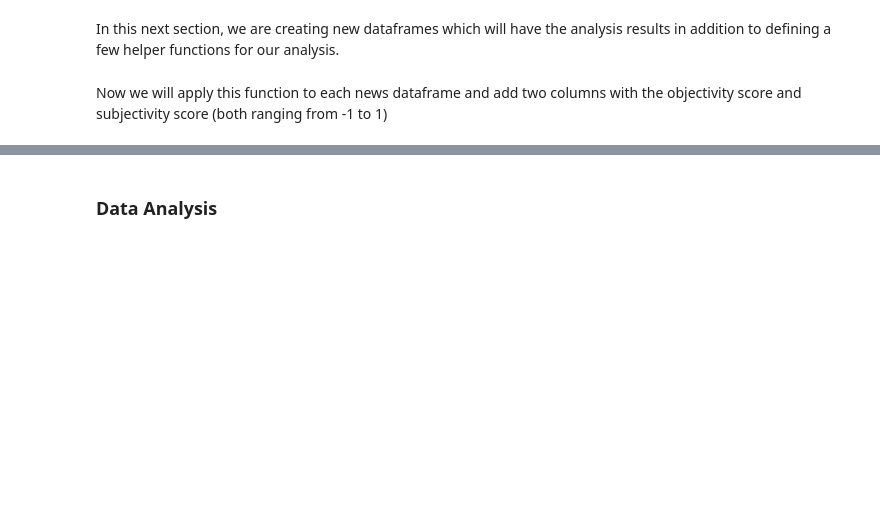
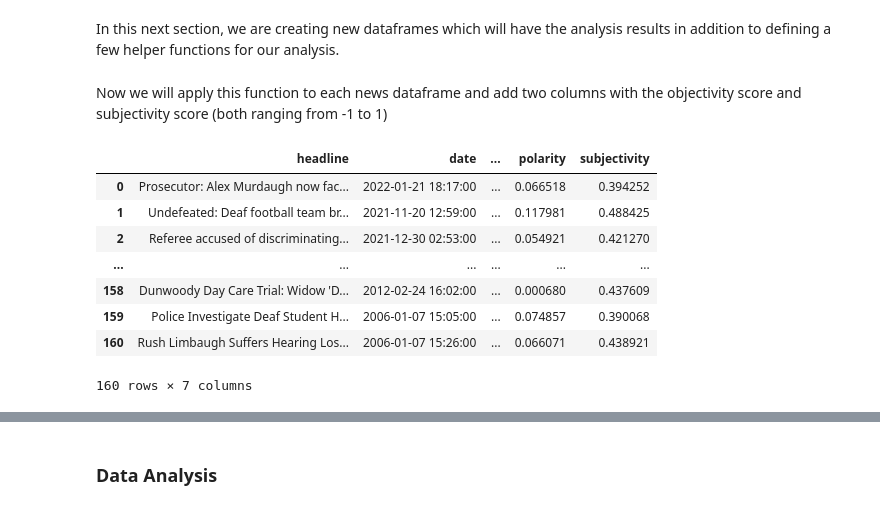
Before and after one commit to lilys01/sentiment-analysis-deaf-community, a Jupyter notebook: EDACheckpointGroup054-Wi22.ipynb, the cells around one changed output, grey strips where cells are left out. Cells and saved outputs as stored; diff of their text form; code cells hidden in the pictures; blank space fills up the shorter version.

```diff
--- a/EDACheckpointGroup054-Wi22.ipynb
+++ b/EDACheckpointGroup054-Wi22.ipynb
@@ -94,8 +117,7 @@ abc_df['date'] = pd.to_datetime(abc_df['date'], errors='coerce')
 # Remove articles before 1980-01-01
 abc_df = abc_df[~(abc_df['date']<='1980-01-01')]
 
-# Drop 'source' column for easier visualization
-abc_df.drop(columns=['source'])
+abc_df['source'] = 'abc'
 # %%
 #look for null values
 abc_df.isnull().sum()
@@ -299,4 +456,14 @@ for df in news_data_sent:
                              result_type='expand')
 # %%
 #test to see if properly configured
-abc_sent
+abc_df
+# %% [output]
+|  | headline | date | ... | polarity | subjectivity |
+| 0 | Prosecutor: Alex Murdaugh now fac... | 2022-01-21 18:17:00 | ... | 0.066518 | 0.394252 |
+| 1 | Undefeated: Deaf football team br... | 2021-11-20 12:59:00 | ... | 0.117981 | 0.488425 |
+| 2 | Referee accused of discriminating... | 2021-12-30 02:53:00 | ... | 0.054921 | 0.421270 |
+| ... | ... | ... | ... | ... | ... |
+| 158 | Dunwoody Day Care Trial: Widow 'D... | 2012-02-24 16:02:00 | ... | 0.000680 | 0.437609 |
+| 159 | Police Investigate Deaf Student H... | 2006-01-07 15:05:00 | ... | 0.074857 | 0.390068 |
+| 160 | Rush Limbaugh Suffers Hearing Los... | 2006-01-07 15:26:00 | ... | 0.066071 | 0.438921 |
+160 rows × 7 columns
```
Also changed, not shown: parts of 32 cells of this notebook.
